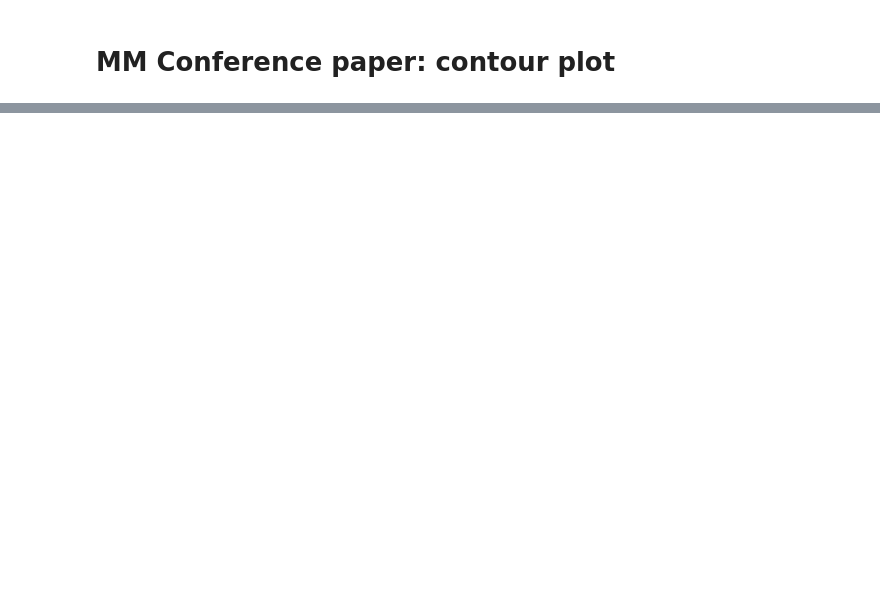
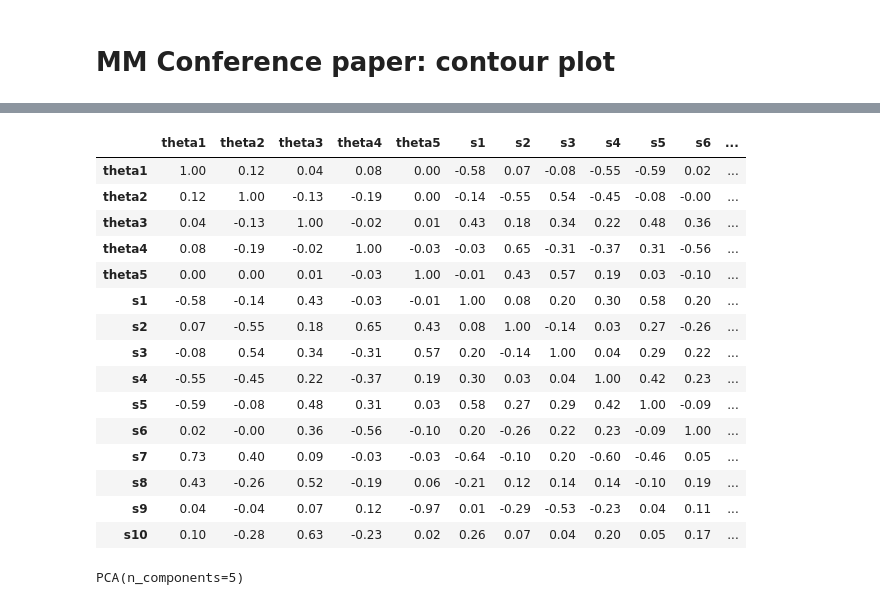
Before and after one commit to marvinschmitt/ModelMisspecificationBF, a Jupyter notebook: abf_ddm.ipynb, the cells around one changed output, grey strips where cells are left out. Saved outputs shown, nothing was run; the diff lists cells and outputs as text; code cells hidden in the pictures; blank space fills up the shorter version.

```diff
--- a/abf_ddm.ipynb
+++ b/abf_ddm.ipynb
@@ -467,0 +471,31 @@ plt.savefig(f"plots/abf_ddm_grid.{FILEFORMAT}")
+# %%
+theta, x = trainer._forward_inference(200, 100)
+s = np.array(trainer.network.summary_net(x))
+
+df_theta = pd.DataFrame(theta, columns=[f"theta{j}" for j in range(1, 6)])
+df_s = pd.DataFrame(s, columns=[f"s{j}" for j in range(1, 11)])
+df = pd.concat([df_theta, df_s], axis=1)
+
+df.corr().style.background_gradient(cmap='coolwarm').set_precision(2)
+# %% [output]
+|  | theta1 | theta2 | theta3 | theta4 | theta5 | s1 | s2 | s3 | s4 | s5 | s6 | ... |
+| theta1 | 1.00 | 0.12 | 0.04 | 0.08 | 0.00 | -0.58 | 0.07 | -0.08 | -0.55 | -0.59 | 0.02 | ... |
+| theta2 | 0.12 | 1.00 | -0.13 | -0.19 | 0.00 | -0.14 | -0.55 | 0.54 | -0.45 | -0.08 | -0.00 | ... |
+| theta3 | 0.04 | -0.13 | 1.00 | -0.02 | 0.01 | 0.43 | 0.18 | 0.34 | 0.22 | 0.48 | 0.36 | ... |
+| theta4 | 0.08 | -0.19 | -0.02 | 1.00 | -0.03 | -0.03 | 0.65 | -0.31 | -0.37 | 0.31 | -0.56 | ... |
+| theta5 | 0.00 | 0.00 | 0.01 | -0.03 | 1.00 | -0.01 | 0.43 | 0.57 | 0.19 | 0.03 | -0.10 | ... |
+| s1 | -0.58 | -0.14 | 0.43 | -0.03 | -0.01 | 1.00 | 0.08 | 0.20 | 0.30 | 0.58 | 0.20 | ... |
+| s2 | 0.07 | -0.55 | 0.18 | 0.65 | 0.43 | 0.08 | 1.00 | -0.14 | 0.03 | 0.27 | -0.26 | ... |
+| s3 | -0.08 | 0.54 | 0.34 | -0.31 | 0.57 | 0.20 | -0.14 | 1.00 | 0.04 | 0.29 | 0.22 | ... |
+| s4 | -0.55 | -0.45 | 0.22 | -0.37 | 0.19 | 0.30 | 0.03 | 0.04 | 1.00 | 0.42 | 0.23 | ... |
+| s5 | -0.59 | -0.08 | 0.48 | 0.31 | 0.03 | 0.58 | 0.27 | 0.29 | 0.42 | 1.00 | -0.09 | ... |
+| s6 | 0.02 | -0.00 | 0.36 | -0.56 | -0.10 | 0.20 | -0.26 | 0.22 | 0.23 | -0.09 | 1.00 | ... |
+| s7 | 0.73 | 0.40 | 0.09 | -0.03 | -0.03 | -0.64 | -0.10 | 0.20 | -0.60 | -0.46 | 0.05 | ... |
+| s8 | 0.43 | -0.26 | 0.52 | -0.19 | 0.06 | -0.21 | 0.12 | 0.14 | 0.14 | -0.10 | 0.19 | ... |
+| s9 | 0.04 | -0.04 | 0.07 | 0.12 | -0.97 | 0.01 | -0.29 | -0.53 | -0.23 | 0.04 | 0.11 | ... |
+| s10 | 0.10 | -0.28 | 0.63 | -0.23 | 0.02 | 0.26 | 0.07 | 0.04 | 0.20 | 0.05 | 0.17 | ... |
+# %%
+pca = PCA(n_components=5)
+pca.fit(s)
+# %% [output]
+PCA(n_components=5)
```
Also changed, not shown: parts of 18 cells of this notebook.
